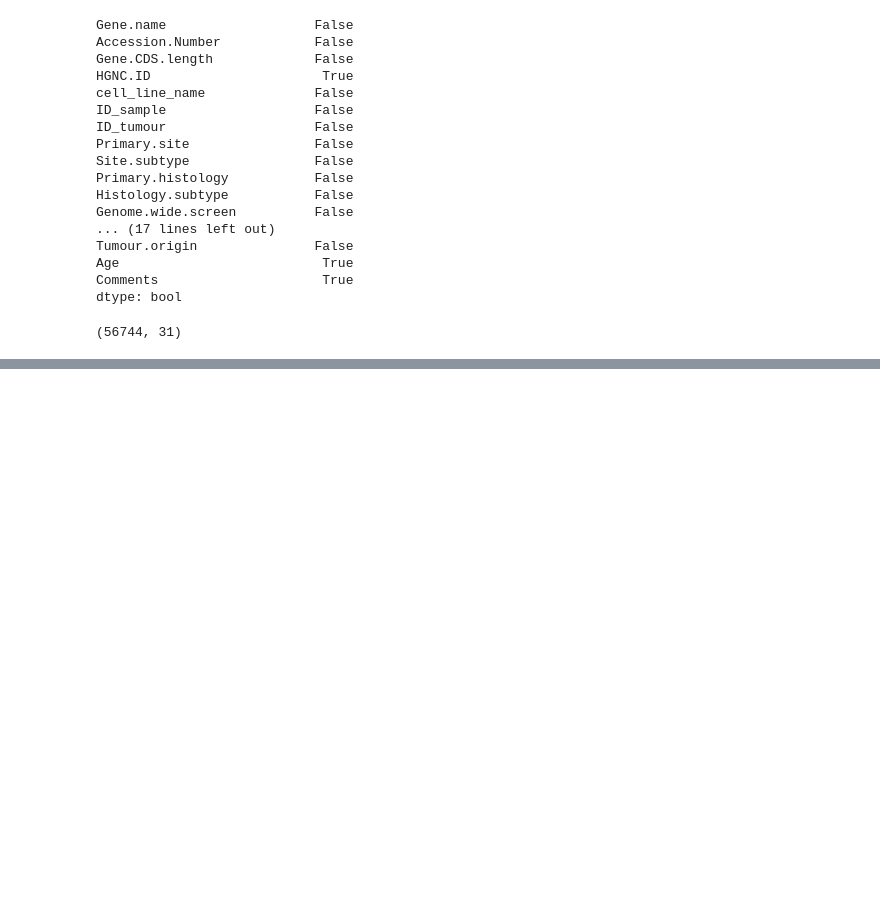
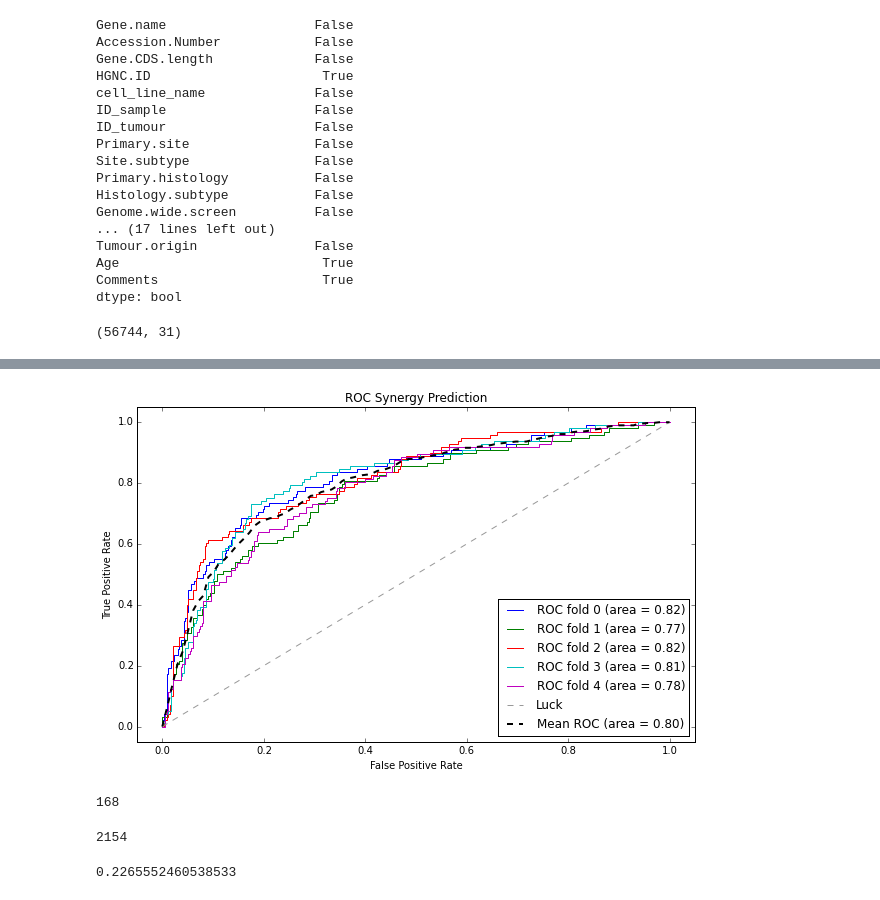
Before and after one commit to joycex99/drug-synergy-modeling, a Jupyter notebook: mutation_alter.ipynb, the cells around one changed output, grey strips where cells are left out. Saved outputs shown, nothing was run; the diff lists cells and outputs as text; code cells hidden in the pictures; blank space fills up the shorter version.

```diff
--- a/mutation_alter.ipynb
+++ b/mutation_alter.ipynb
@@ -39,0 +248,2 @@ mut.shape
+# %%
+dfmod = df.copy()
@@ -39,0 +578,56 @@ mut.shape
+# %%
+def graph_roc():
+#     Yclass = (ymod > 0).astype(int)
+    Yclass = ymod > np.mean(ymod)+0.5*np.std(ymod)
+    Yclass = Yclass.astype(int)
+
+    # Run classifier with cross-validation and plot ROC curves
+    cv = cross_validation.StratifiedKFold(Yclass, n_folds=5)
+    classifier = GradientBoostingClassifier(n_estimators=1000, max_depth=7, loss='exponential',
+                                    max_features='log2', learning_rate=0.03)
+
+    mean_tpr = 0.0
+    mean_fpr = np.linspace(0, 1, 100)
+    all_tpr = []
+
+    for i, (train, test) in enumerate(cv):
+        probas_ = classifier.fit(Xmod[train], Yclass[train]).predict_proba(Xmod[test])
+        # Compute ROC curve and area the curve
+        fpr, tpr, thresholds = metrics.roc_curve(Yclass[test], probas_[:, 1])
+        mean_tpr += interp(mean_fpr, fpr, tpr)
+        mean_tpr[0] = 0.0
+        roc_auc = metrics.auc(fpr, tpr)
+        plt.plot(fpr, tpr, lw=1, label='ROC fold %d (area = %0.2f)' % (i, roc_auc))
+
+    plt.plot([0, 1], [0, 1], '--', color=(0.6, 0.6, 0.6), label='Luck')
+
+    mean_tpr /= len(cv)
+    mean_tpr[-1] = 1.0
+    mean_auc = metrics.auc(mean_fpr, mean_tpr)
+    plt.plot(mean_fpr, mean_tpr, 'k--',
+             label='Mean ROC (area = %0.2f)' % mean_auc, lw=2)
+
+    plt.xlim([-0.05, 1.05])
+    plt.ylim([-0.05, 1.05])
+    plt.xlabel('False Positive Rate')
+    plt.ylabel('True Positive Rate')
+    plt.title('ROC Synergy Prediction')
+    plt.legend(loc="lower right")
+    plt.show()
+# %%
+graph_roc()
+# %% [output]
+[figure, added]
+# %%
+test_Yclass = ymod > np.mean(ymod)+np.std(ymod)
+np.sum(test_Yclass)
+# %% [output]
+168
+# %%
+len(test_Yclass)
+# %% [output]
+2154
+# %%
+488/2154
+# %% [output]
+0.2265552460538533
```
Also changed, not shown: parts of 70 cells of this notebook, 8 other files.
